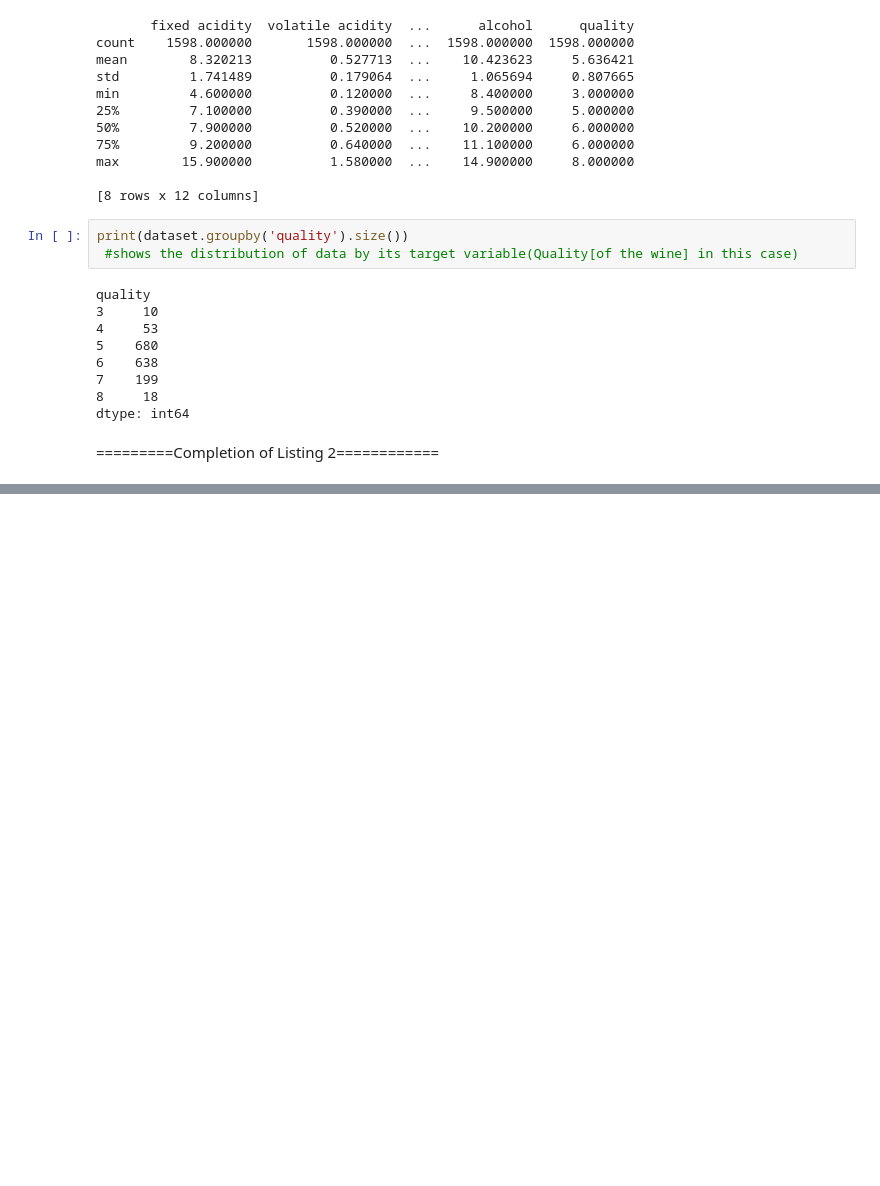
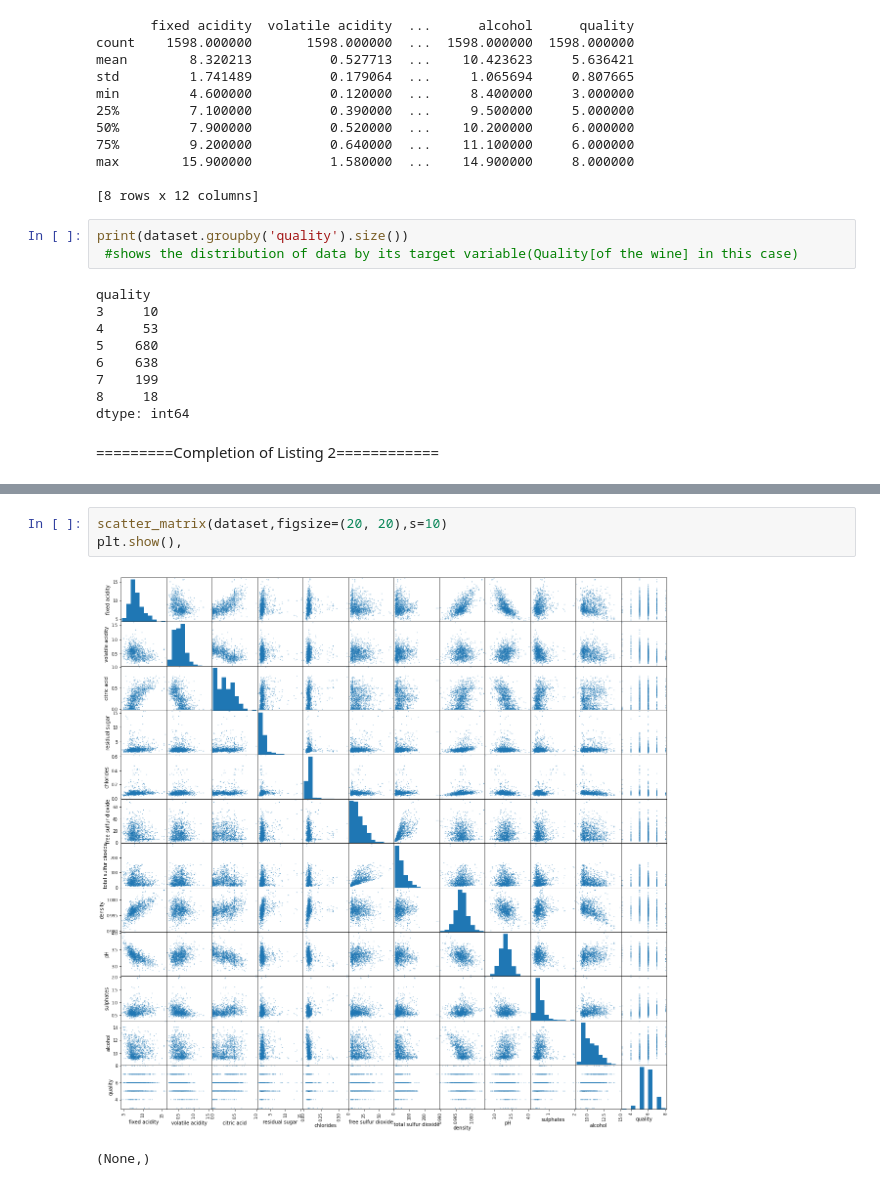
Before and after one commit to vivek18394/CSc84020, a Jupyter notebook: Assignments/Assignment1/solution/win_quality_red.ipynb, the cells around one changed output, grey strips where cells are left out. Cells and saved outputs as stored; diff of their text form; blank space fills up the shorter version.

```diff
--- a/Assignments/Assignment1/solution/win_quality_red.ipynb
+++ b/Assignments/Assignment1/solution/win_quality_red.ipynb
@@ -89,0 +107,6 @@ plt.show()
+# %%
+scatter_matrix(dataset,figsize=(20, 20),s=10)
+plt.show(),
+# %% [output]
+[figure, added]
+(None,)
```
Also changed, not shown: parts of 2 cells of this notebook, 1 other file.
